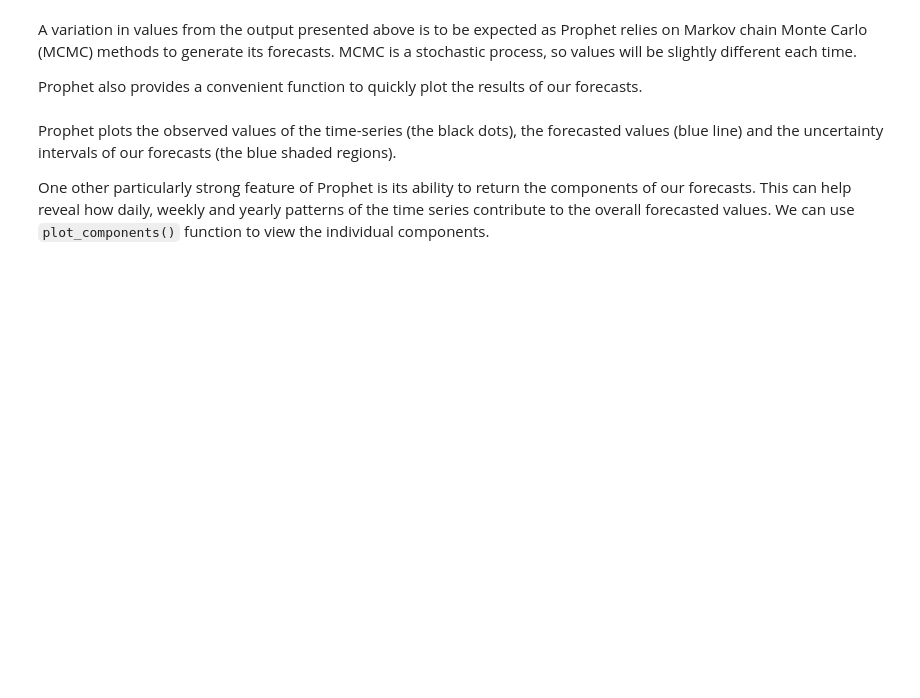
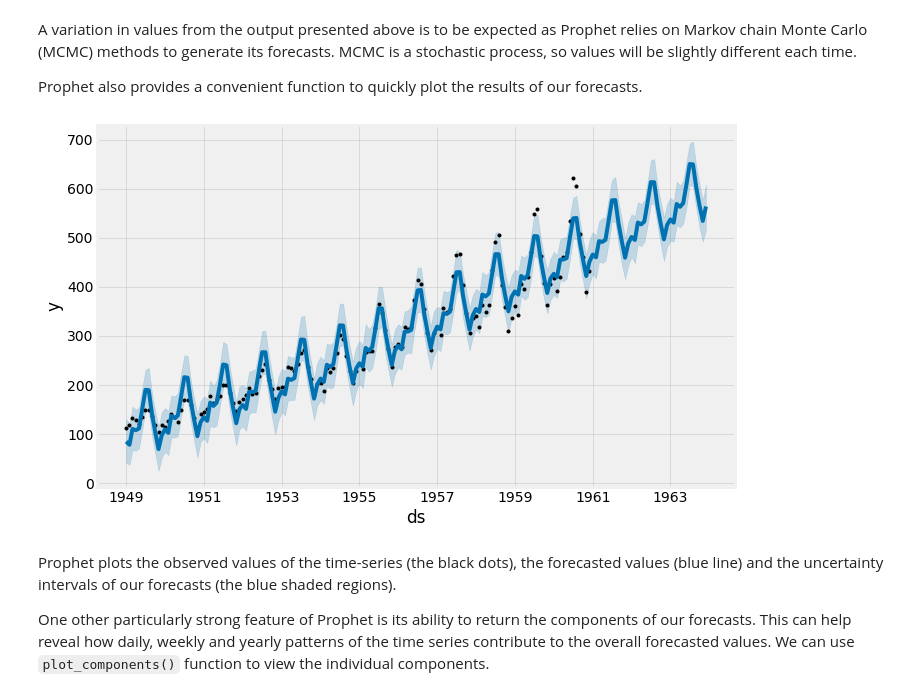
Before and after one commit to giorosati/dsc-3-26-09-facebook-prophet-lab-online-ds-pt-100118, a Jupyter notebook: index.ipynb, the cells around one changed output. Saved outputs shown, nothing was run; the diff lists cells and outputs as text; code cells hidden in the pictures; blank space fills up the shorter version.

```diff
--- a/index.ipynb
+++ b/index.ipynb
@@ -135,7 +135,9 @@ In this section, we shall learn how to use the Prophet library to predict future
 To begin, we will create a new prophet object with `proph()` and provide a number of arguments. For example, we can specify the desired range of our uncertainty interval by setting the `interval_width` parameter.
 # %%
 # set the uncertainty interval to 95% (the Prophet default is 80%)
+Model = proph(interval_width=0.95)
 # %% [markdown]
 Now that our model has been initialized, we can call its `fit` method with our DataFrame `ts` as input. The model fitting should take no longer than a few seconds.
 # %%
 # Fit the timeseries into Model
+Model.fit(ts)
@@ -144,9 +150,9 @@ In order to obtain forecasts of our time series, we must provide the model with
 
 It is also important to consider the frequency of our time series. Because we are working with monthly data, we clearly specified the desired frequency of the timestamps (in this case, MS is the start of the month). Therefore, the `make_future_dataframe` will generate 36 monthly timestamps for us. In other words, we are looking to predict future values of our time series 3 years into the future.
 # %%
-# USe make_future_dataframe with a monthly frequency and periods = 36 for 3 years
-
-
+# Use make_future_dataframe with a monthly frequency and periods = 36 for 3 years
+future_dates = Model.make_future_dataframe(periods=36, freq='MS')
+future_dates.tail()
 # 	ds
 # 175	1963-08-01
 # 176	1963-09-01
@@ -157,8 +170,8 @@ It is also important to consider the frequency of our time series. Because we ar
 This future dates dataframe can now be used as input to the `predict` method of the fitted model.
 # %%
 # Predict the values for future dates and take the head of forecast
-
-
+forecast = Model.predict(future_dates)
+forecast.head()
 # ds	trend	trend_lower	trend_upper	yhat_lower	yhat_upper	additive_terms	additive_terms_lower	additive_terms_upper	multiplicative_terms	multiplicative_terms_lower	multiplicative_terms_upper	yearly	yearly_lower	yearly_upper	yhat
 # 0	1949-01-01	106.390966	106.390966	106.390966	40.066461	128.916059	-21.935305	-21.935305	-21.935305	0.0	0.0	0.0	-21.935305	-21.935305	-21.935305	84.455661
 # 1	1949-02-01	108.569855	108.569855	108.569855	33.931775	120.662906	-30.703975	-30.703975	-30.703975	0.0	0.0	0.0	-30.703975	-30.703975	-30.703975	77.865881
@@ -189,6 +217,10 @@ A variation in values from the output presented above is to be expected as Proph
 Prophet also provides a convenient function to quickly plot the results of our forecasts.
 # %%
 # Use prophet's plot function to plot the predictions
+Model.plot(forecast, uncertainty=True)
+plt.show()   #without this the plot displayed twice
+# %% [output]
+[figure, added]
 # %% [markdown]
 Prophet plots the observed values of the time-series (the black dots), the forecasted values (blue line) and the uncertainty intervals of our forecasts (the blue shaded regions).
 
```
Also changed, not shown: parts of 5 cells of this notebook.
